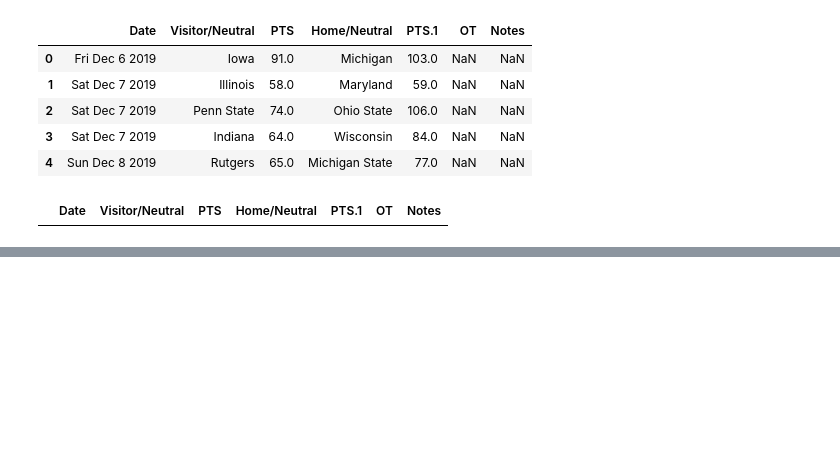
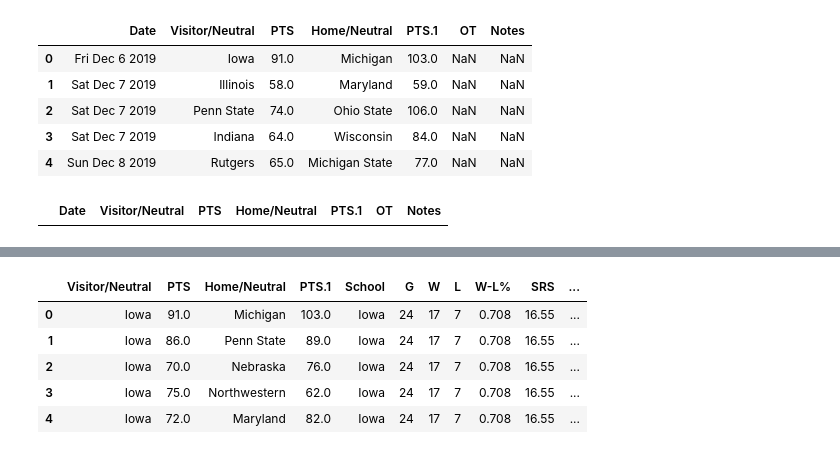
Before and after one commit to pkr5025/College-Basketball-Predictions, a Jupyter notebook: Working Notebook.ipynb, the cells around one changed output, grey strips where cells are left out. Drawn from its saved outputs; the diff is of its cells as text; code cells hidden in the pictures; blank space fills up the shorter version.

Commit message:
Added combined table

```diff
--- a/Working Notebook.ipynb
+++ b/Working Notebook.ipynb
@@ -68,0 +78,3 @@ schedule_df.drop(['Date','Notes', 'OT'], axis=1, inplace=True)
+# %%
+#Remove unplayed games
+schedule_df = schedule_df[schedule_df['PTS'].isnull()==False]
@@ -68,0 +90,11 @@ schedule_df.drop(['Date','Notes', 'OT'], axis=1, inplace=True)
+# %%
+
+combine = pd.merge(schedule_df,df, left_on='Visitor/Neutral', right_on='School')
+combine.head()
+# %% [output]
+|  | Visitor/Neutral | PTS | Home/Neutral | PTS.1 | School | G | W | L | W-L% | SRS | ... |
+| 0 | Iowa | 91.0 | Michigan | 103.0 | Iowa | 24 | 17 | 7 | 0.708 | 16.55 | ... |
+| 1 | Iowa | 86.0 | Penn State | 89.0 | Iowa | 24 | 17 | 7 | 0.708 | 16.55 | ... |
+| 2 | Iowa | 70.0 | Nebraska | 76.0 | Iowa | 24 | 17 | 7 | 0.708 | 16.55 | ... |
+| 3 | Iowa | 75.0 | Northwestern | 62.0 | Iowa | 24 | 17 | 7 | 0.708 | 16.55 | ... |
+| 4 | Iowa | 72.0 | Maryland | 82.0 | Iowa | 24 | 17 | 7 | 0.708 | 16.55 | ... |
```
Also changed, not shown: parts of 3 cells of this notebook.
